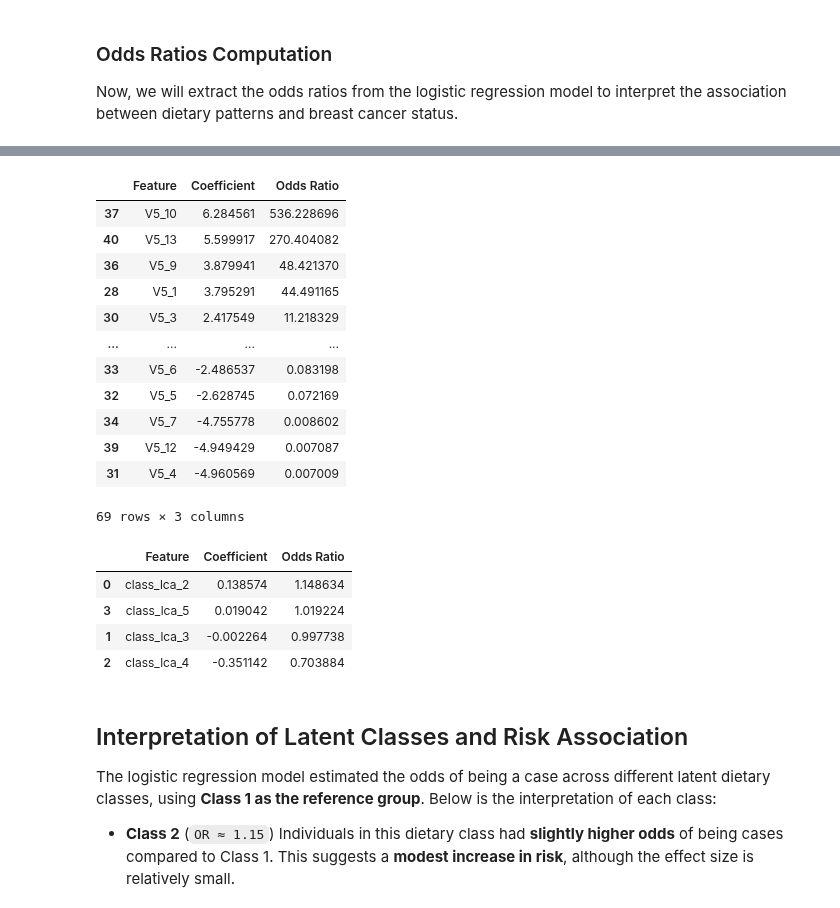
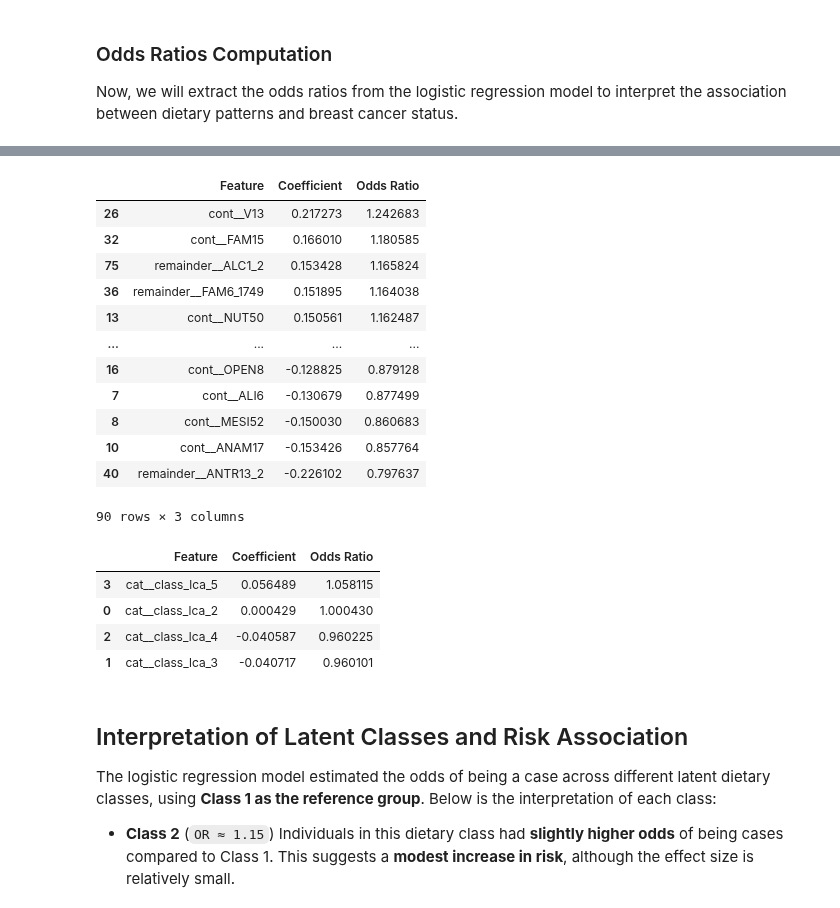
Before and after one commit to Paolaloi/EpidemLab, a Jupyter notebook: PL.ipynb, the cells around one changed output, grey strips where cells are left out. Saved outputs shown, nothing was run; the diff lists cells and outputs as text; code cells hidden in the pictures.

```diff
--- a/PL.ipynb
+++ b/PL.ipynb
@@ -165,7 +165,7 @@ Then, we used the `sklearn` library to implement a pipeline for the LASSO model.
 The model is trained using 5-fold cross-validation and the accuracy is used as the evaluation metric.
 # %%
 # X = all non-diet variables
-X = non_diet_data.drop(columns=['V2'])
+X = non_diet_data.drop(columns=['V2', 'V5_1','V5_2','V5_3','V5_4','V5_5','V5_6','V5_7','V5_8','V5_9','V5_10','V5_11','V5_12','V5_13','V5_15'])
 
 # y = dependent variable (1 = case, 0 = control)
 y = non_diet_data['V2']
@@ -255,0 +226,3 @@ selected_confounders.describe()
+# %%
+threshold = lasso_results_sorted['AbsCoeff'].quantile(0.90)
+threshold
@@ -255,0 +231,7 @@ selected_confounders.describe()
+# %%
+selected_confounders = lasso_results_sorted[
+    lasso_results_sorted['AbsCoeff'] > threshold
+].sort_values('AbsCoeff', ascending=False)
+
+print(f"Number of confounders: {len(selected_confounders)}")
+display(selected_confounders)
@@ -694,9 +711,15 @@ X = regression_data.drop(columns= ['V2'])
 y = regression_data['V2']
 
 categorical_features = ['class_lca']
-continuous_features = ['V8', 'V11', 'V12', 'V13', 'V17', 'FUM2', 'ANTR9', 'ALI9', 'ALI22',
-       'MESI54', 'PORP4', 'CODREG1', 'MESI66', 'ALC4', 'ALC7', 'ALC15',
-       'ANAM13', 'FAM2', 'GIN2', 'NUT29', 'ALC_TOTAL']
+continuous_features = ['ALC14', 'FAM1', 'FAM2', 'ALI6', 'MESI52',
+       'MESOP6', 'ANAM17', 'NUT77', 'NUT36',
+       'NUT50', 'GIN8', 'V15_6', 'OPEN8',
+       'FAM6_2029', 'V23_2', 'PORP4', 'FUM2',
+        'V6',  'ALI44',
+        'NUT56', 'ALC7',
+       'GIN26', 'V13', 'ALI25',
+       'MESI69', 'ANTR2', 'OPEN5',
+       'ANAM13',  'FAM15', ]
 
 preprocessor = ColumnTransformer(
     transformers=[
@@ -755,53 +828,46 @@ passthrough_features = ['CENTRO_2', 'CENTRO_4', 'CENTRO_5',
 # %%
-model = pipeline.named_steps['classifier']
-preprocessor = pipeline.named_steps['preprocessing']
-
-ohe_features = preprocessor.named_transformers_['cat'].get_feature_names_out()
-
-all_features = np.concatenate([
-    ohe_features,
-    continuous_features,
-    passthrough_features
-])
+conf_list = confounders_data.columns.tolist()
+diet_list = diet_data.columns.tolist()
+all_features = pipeline.named_steps['preprocessing'].get_feature_names_out()
 
 coefficients = model.coef_[0]
 odds_ratios = np.exp(coefficients)
 
 or_df = pd.DataFrame({
     'Feature': all_features,
     'Coefficient': coefficients,
     'Odds Ratio': odds_ratios
 })
 
 or_df = or_df.sort_values(by='Odds Ratio', ascending=False)
 or_df
 # %% [output]
 |  | Feature | Coefficient | Odds Ratio |
-| 37 | V5_10 | 6.284561 | 536.228696 |
-| 40 | V5_13 | 5.599917 | 270.404082 |
-| 36 | V5_9 | 3.879941 | 48.421370 |
-| 28 | V5_1 | 3.795291 | 44.491165 |
-| 30 | V5_3 | 2.417549 | 11.218329 |
+| 26 | cont__V13 | 0.217273 | 1.242683 |
+| 32 | cont__FAM15 | 0.166010 | 1.180585 |
+| 75 | remainder__ALC1_2 | 0.153428 | 1.165824 |
+| 36 | remainder__FAM6_1749 | 0.151895 | 1.164038 |
+| 13 | cont__NUT50 | 0.150561 | 1.162487 |
 | ... | ... | ... | ... |
-| 33 | V5_6 | -2.486537 | 0.083198 |
-| 32 | V5_5 | -2.628745 | 0.072169 |
-| 34 | V5_7 | -4.755778 | 0.008602 |
-| 39 | V5_12 | -4.949429 | 0.007087 |
-| 31 | V5_4 | -4.960569 | 0.007009 |
+| 16 | cont__OPEN8 | -0.128825 | 0.879128 |
+| 7 | cont__ALI6 | -0.130679 | 0.877499 |
+| 8 | cont__MESI52 | -0.150030 | 0.860683 |
+| 10 | cont__ANAM17 | -0.153426 | 0.857764 |
+| 40 | remainder__ANTR13_2 | -0.226102 | 0.797637 |
-69 rows × 3 columns
+90 rows × 3 columns
 # %%
 # Filter on dietary classes
-class_lca_odds = or_df[or_df['Feature'].str.startswith('class_lca_')]
+class_lca_odds = or_df[or_df['Feature'].str.startswith('cat__class_lca_')]
 
 class_lca_odds = class_lca_odds.sort_values(by='Odds Ratio', ascending=False)
 
 class_lca_odds
 # %% [output]
 |  | Feature | Coefficient | Odds Ratio |
-| 0 | class_lca_2 | 0.138574 | 1.148634 |
-| 3 | class_lca_5 | 0.019042 | 1.019224 |
-| 1 | class_lca_3 | -0.002264 | 0.997738 |
-| 2 | class_lca_4 | -0.351142 | 0.703884 |
+| 3 | cat__class_lca_5 | 0.056489 | 1.058115 |
+| 0 | cat__class_lca_2 | 0.000429 | 1.000430 |
+| 2 | cat__class_lca_4 | -0.040587 | 0.960225 |
+| 1 | cat__class_lca_3 | -0.040717 | 0.960101 |
 # %% [markdown]
 ## Interpretation of Latent Classes and Risk Association
 
```
Also changed, not shown: parts of 17 cells of this notebook, 1 other file.
